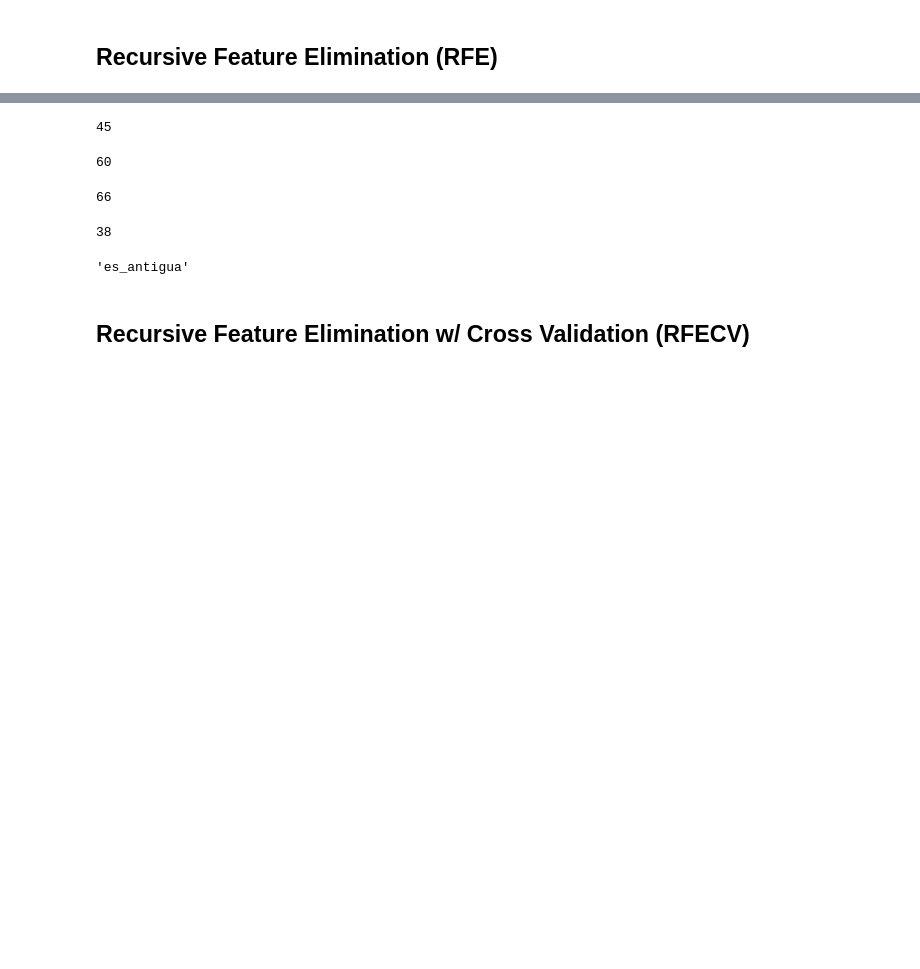
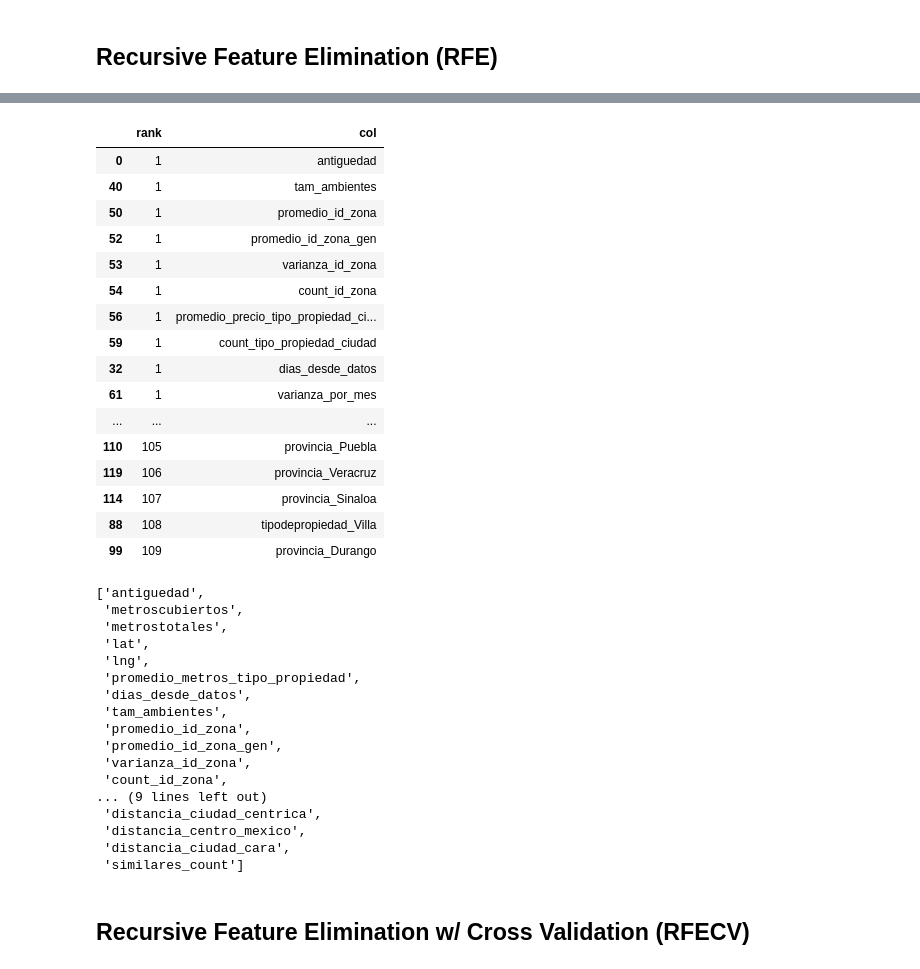
Before and after one commit to JDSanto/datos-tp2, a Jupyter notebook: FeatureSelection.ipynb, the cells around one changed output, grey strips where cells are left out. Saved outputs shown, nothing was run; the diff lists cells and outputs as text; code cells hidden in the pictures; blank space fills up the shorter version.

```diff
--- a/FeatureSelection.ipynb
+++ b/FeatureSelection.ipynb
@@ -45,3 +45,6 @@ df_test_f = pd.merge(df_test_f, df_test_idf, on= 'id', how= 'left')
 
 df_train_f = f_distancias.feature_distancias(df_train_f)
 df_test_f = f_distancias.feature_distancias(df_test_f, df_train_f)
+
+df_train_f = features.KD_feature(df_train_f)
+df_test_f =  features.KD_feature(df_test_f)
@@ -215,7 +178,8 @@ features = ['antiguedad', 'habitaciones', 'garages', 'banos', 'metroscubiertos',
  'provincia_Nuevo León', 'provincia_Oaxaca', 'provincia_Puebla','provincia_Querétaro', 'provincia_Quintana Roo',
  'provincia_San luis Potosí', 'provincia_Sinaloa', 'provincia_Sonora', 'provincia_Tabasco', 'provincia_Tamaulipas',
  'provincia_Tlaxcala','provincia_Veracruz', 'provincia_Yucatán', 'provincia_otro', 'zona_Centro', 'zona_Norte ',
- 'zona_Sur', 'idf_titulo', 'idf_descripcion', 'peso_titulo', 'peso_descripcion', 'distancia_ciudad_centrica']
+ 'zona_Sur', 'idf_titulo', 'idf_descripcion', 'peso_titulo', 'peso_descripcion', 'distancia_ciudad_centrica',
+ 'similares_count', 'distancia_ciudad_cara', 'promedio_precio_hbg_tipo_propiedad_provincia', 'distancia_centro_mexico']
 
 x_train, x_test, y_train, y_test = utils.dividir_dataset(df_train_f, 'precio', features, test_size=0.001)
 
@@ -257,16 +220,49 @@ Index(['antiguedad', 'metroscubiertos', 'metrostotales', 'lat', 'lng',
       dtype='object')
-# %%
-display(selector.ranking_[18])
-display(selector.ranking_[19])
-display(selector.ranking_[37])
-display(selector.ranking_[38])
-display(list(x_train.columns)[37])
-# %% [output]
-45
-60
-66
-38
-'es_antigua'
+# %%
+def full_display(df):
+    with pd.option_context('display.max_rows', None, 'display.max_columns', None):
+        display(df)
+
+df_ranks = pd.DataFrame(np.array([selector.ranking_, list(x_train.columns)]).T, columns=['rank', 'col'])
+df_ranks['rank'] = df_ranks['rank'].astype(int)
+full_display(df_ranks.sort_values('rank'))
+
+df_ranks[df_ranks['rank'] == 1]['col'].tolist()
+# %% [output]
+|  | rank | col |
+| 0 | 1 | antiguedad |
+| 40 | 1 | tam_ambientes |
+| 50 | 1 | promedio_id_zona |
+| 52 | 1 | promedio_id_zona_gen |
+| 53 | 1 | varianza_id_zona |
+| 54 | 1 | count_id_zona |
+| 56 | 1 | promedio_precio_tipo_propiedad_ci... |
+| 59 | 1 | count_tipo_propiedad_ciudad |
+| 32 | 1 | dias_desde_datos |
+| 61 | 1 | varianza_por_mes |
+| ... | ... | ... |
+| 110 | 105 | provincia_Puebla |
+| 119 | 106 | provincia_Veracruz |
+| 114 | 107 | provincia_Sinaloa |
+| 88 | 108 | tipodepropiedad_Villa |
+| 99 | 109 | provincia_Durango |
+['antiguedad',
+ 'metroscubiertos',
+ 'metrostotales',
+ 'lat',
+ 'lng',
+ 'promedio_metros_tipo_propiedad',
+ 'dias_desde_datos',
+ 'tam_ambientes',
+ 'promedio_id_zona',
+ 'promedio_id_zona_gen',
+ 'varianza_id_zona',
+ 'count_id_zona',
+... (9 lines left out)
+ 'distancia_ciudad_centrica',
+ 'distancia_centro_mexico',
+ 'distancia_ciudad_cara',
+ 'similares_count']
 # %% [markdown]
 ## Recursive Feature Elimination w/ Cross Validation (RFECV)
 # %%
```
Also changed, not shown: parts of 3 cells of this notebook.
